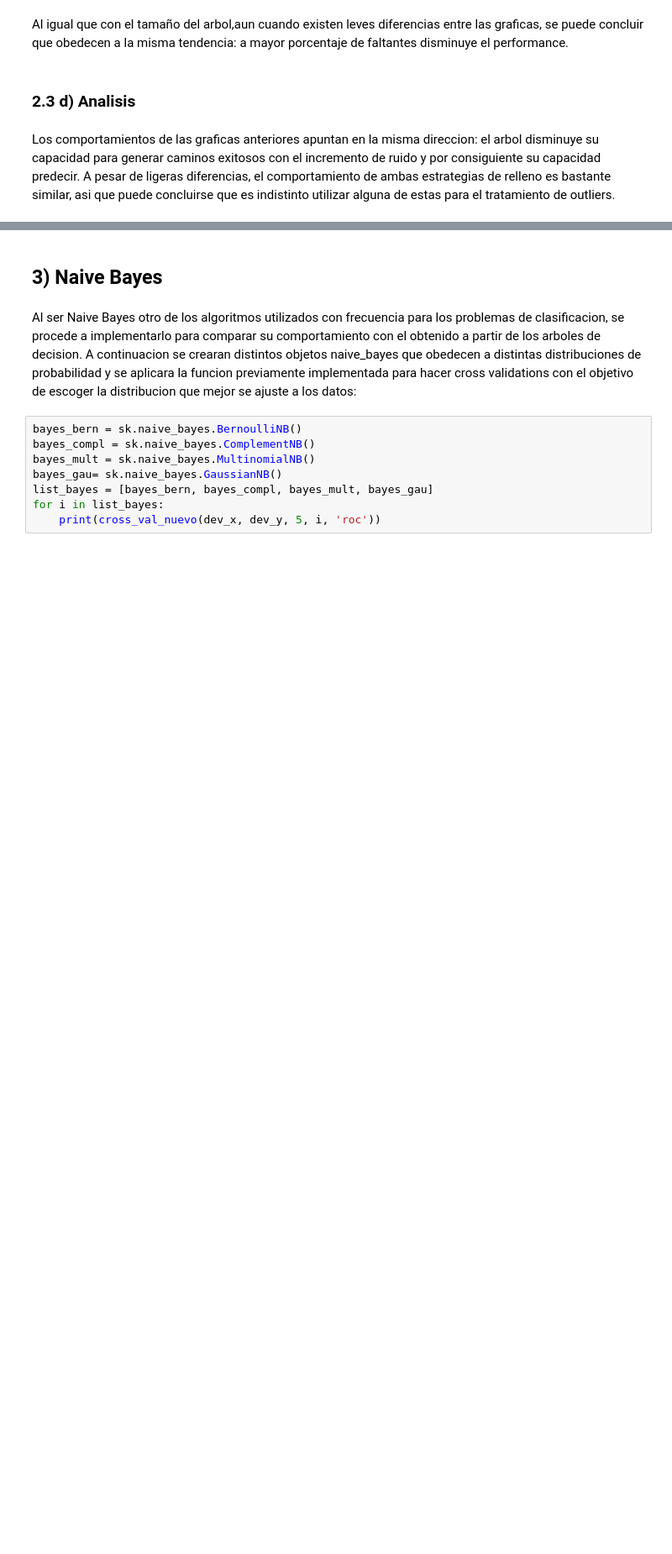
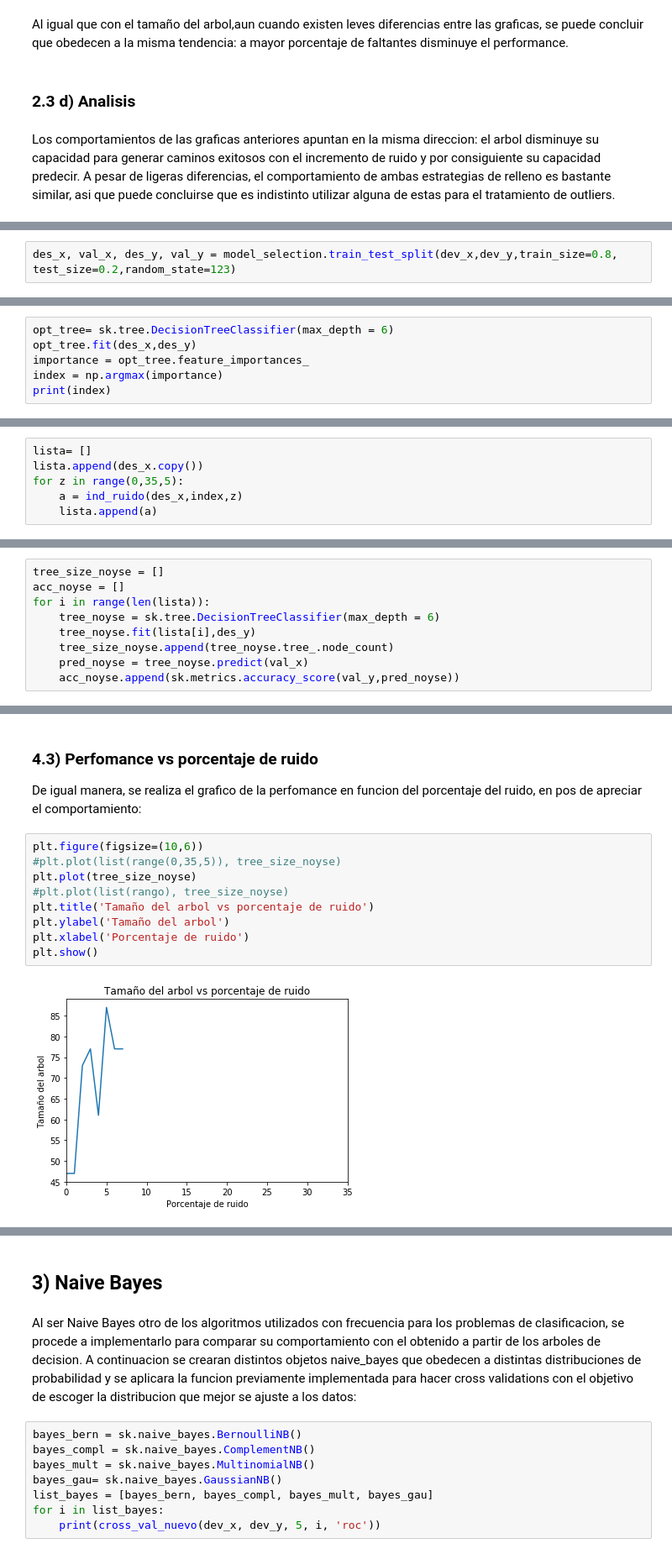
Before and after one commit to jjiguaran/Arboles-de-decison-para-los-prestamos-immobiliarios-en-Nueva-York, a Jupyter notebook: Housingv2_final.ipynb, the cells around one changed output, grey strips where cells are left out. Shown at 84% size. Cells and saved outputs as stored; diff of their text form; blank space fills up the shorter version.

```diff
--- a/Housingv2_final.ipynb
+++ b/Housingv2_final.ipynb
@@ -744,0 +319,2 @@ Se puede apreciar que los valores obtenido son superiores respecto a aquellos ob
+# %%
+des_x, val_x, des_y, val_y = model_selection.train_test_split(dev_x,dev_y,train_size=0.8, test_size=0.2,random_state=123)
@@ -744,0 +323,6 @@ Se puede apreciar que los valores obtenido son superiores respecto a aquellos ob
+# %%
+opt_tree= sk.tree.DecisionTreeClassifier(max_depth = 6)
+opt_tree.fit(des_x,des_y)
+importance = opt_tree.feature_importances_
+index = np.argmax(importance)
+print(index)
@@ -744,0 +334,6 @@ Se puede apreciar que los valores obtenido son superiores respecto a aquellos ob
+# %%
+lista= []
+lista.append(des_x.copy())
+for z in range(0,35,5):
+    a = ind_ruido(des_x,index,z)
+    lista.append(a)
@@ -744,0 +359,9 @@ Se puede apreciar que los valores obtenido son superiores respecto a aquellos ob
+# %%
+tree_size_noyse = []
+acc_noyse = []
+for i in range(len(lista)):
+    tree_noyse = sk.tree.DecisionTreeClassifier(max_depth = 6)
+    tree_noyse.fit(lista[i],des_y)
+    tree_size_noyse.append(tree_noyse.tree_.node_count)
+    pred_noyse = tree_noyse.predict(val_x)
+    acc_noyse.append(sk.metrics.accuracy_score(val_y,pred_noyse))
@@ -744,0 +383,14 @@ Se puede apreciar que los valores obtenido son superiores respecto a aquellos ob
+# %% [markdown]
+### 4.3) Perfomance vs porcentaje de ruido
+De igual manera, se realiza el grafico de la perfomance en funcion del porcentaje del ruido, en pos de apreciar el comportamiento:
+# %%
+plt.figure(figsize=(10,6))
+#plt.plot(list(range(0,35,5)), tree_size_noyse)
+plt.plot(tree_size_noyse)
+#plt.plot(list(rango), tree_size_noyse)
+plt.title('Tamaño del arbol vs porcentaje de ruido')
+plt.ylabel('Tamaño del arbol')
+plt.xlabel('Porcentaje de ruido')
+plt.show()
+# %% [output]
+[figure, added]
```
Also changed, not shown: parts of 55 cells of this notebook.
